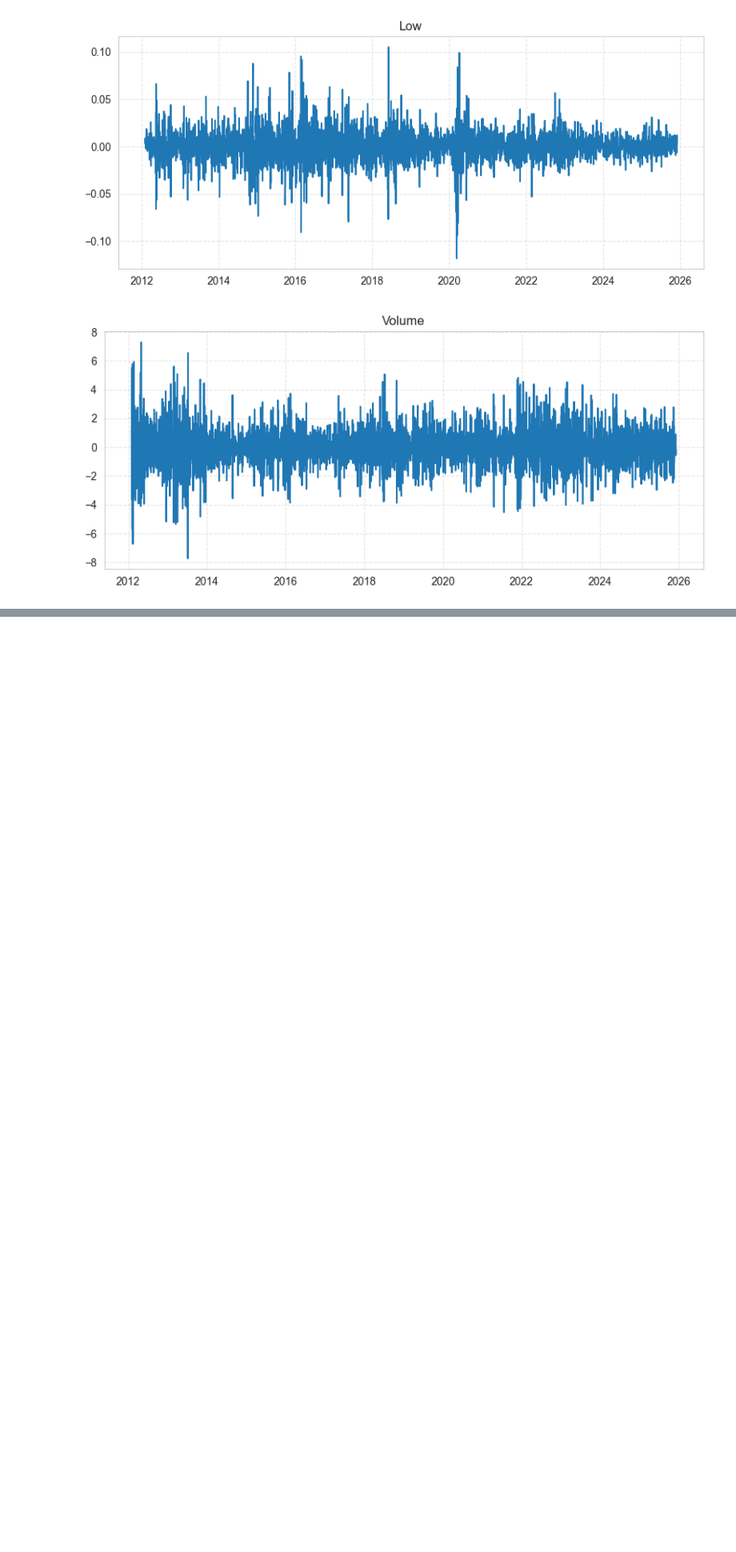
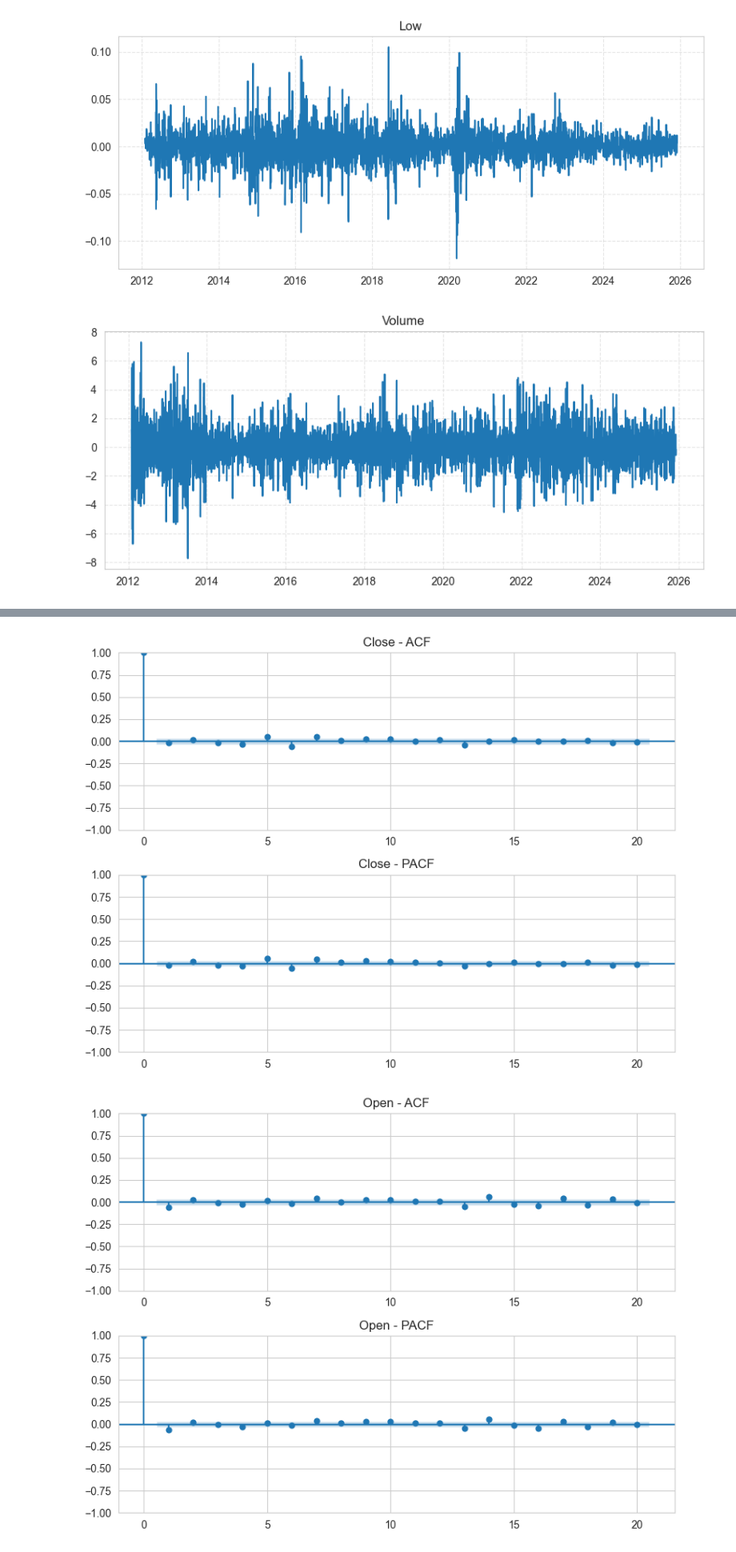
Before and after one commit to emschutt/Asset-Pricing, a Jupyter notebook: divo11_analysis/divo11_ap.ipynb, the cells around one changed output, grey strips where cells are left out. Shown at 80% size. Drawn from its saved outputs; the diff is of its cells as text; code cells hidden in the pictures; blank space fills up the shorter version.

Commit message:
ADF, ACF & PACF

```diff
--- a/divo11_analysis/divo11_ap.ipynb
+++ b/divo11_analysis/divo11_ap.ipynb
@@ -99,0 +114,16 @@ p-value: 0.00
+# %%
+from statsmodels.graphics.tsaplots import plot_acf, plot_pacf
+import pandas as pd
+
+for col in df_log.columns:
+    col_x = pd.to_numeric(df_log[col], errors="coerce").dropna()
+    fig, ax = plt.subplots(2, 1, figsize=(8, 6))
+    plot_acf(col_x, lags=20, ax=ax[0])
+    ax[0].set_title(f"{col} - ACF")
+    plot_pacf(col_x, lags=20, method="ywm", ax=ax[1])
+    ax[1].set_title(f"{col} - PACF")
+    plt.tight_layout()
+    plt.show()
+# %% [output]
+[figure, added]
+[figure, added]
```
Also changed, not shown: parts of 3 cells of this notebook.
